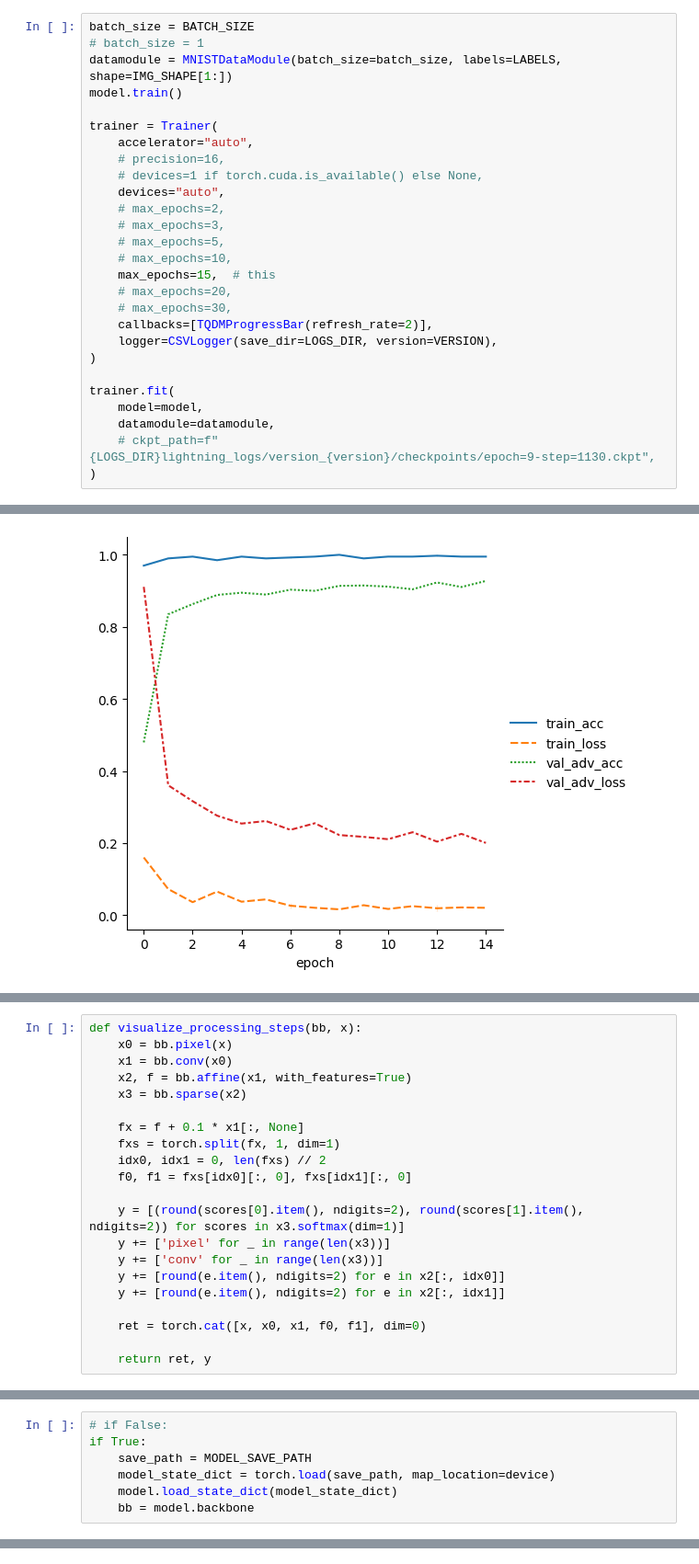
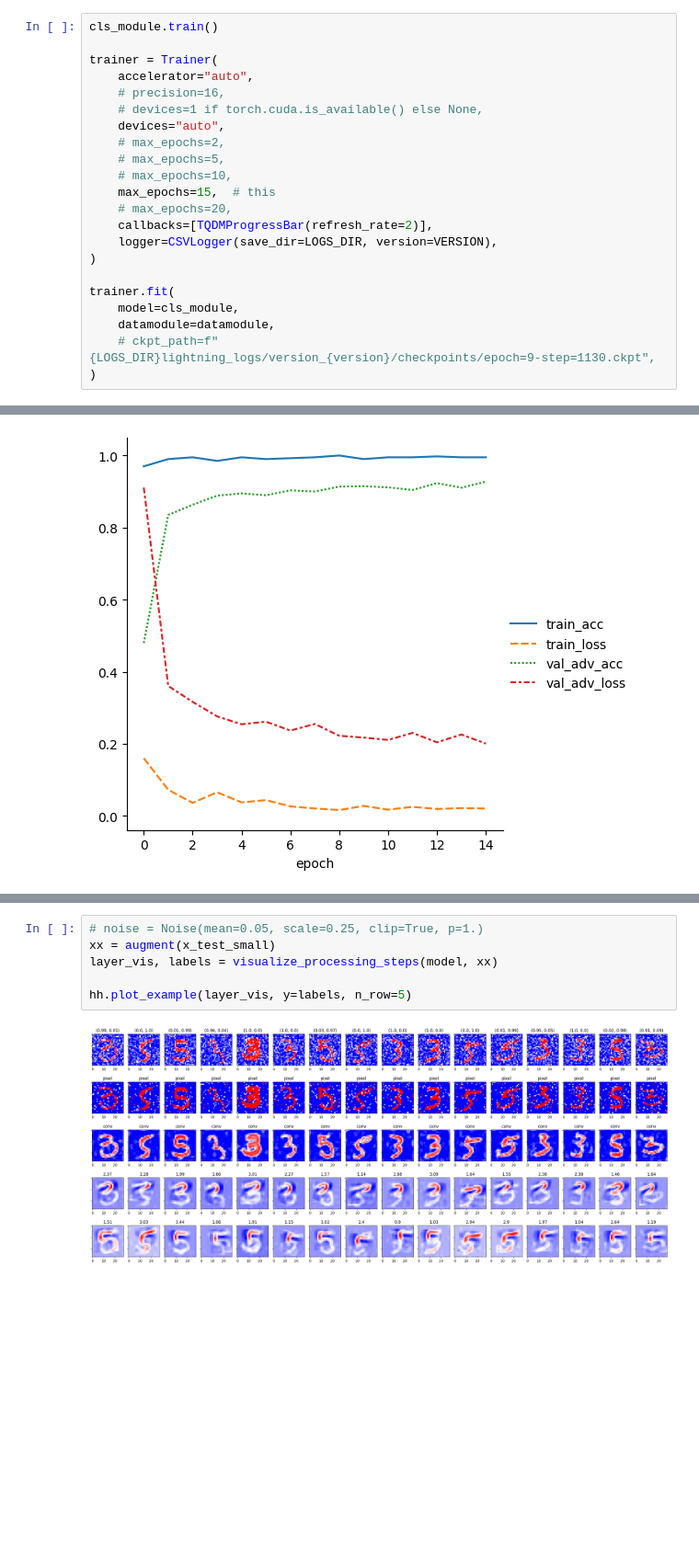
Before and after one commit to 314-Foundation/white-box-nn, a Jupyter notebook: jupyter/main.ipynb, the cells around one changed output, grey strips where cells are left out. Shown at 92% size. Cells and saved outputs as stored; diff of their text form; blank space fills up the shorter version.

```diff
--- a/jupyter/main.ipynb
+++ b/jupyter/main.ipynb
@@ -328,9 +106,6 @@ model(torch.zeros_like(x_test))  # sanity check + potential lazy initialization
 pass
 # %%
-batch_size = BATCH_SIZE
-# batch_size = 1
-datamodule = MNISTDataModule(batch_size=batch_size, labels=LABELS, shape=IMG_SHAPE[1:])
-model.train()
+cls_module.train()
 
 trainer = Trainer(
     accelerator="auto",
@@ -338,18 +113,16 @@ trainer = Trainer(
     # devices=1 if torch.cuda.is_available() else None,
     devices="auto",
     # max_epochs=2,
-    # max_epochs=3,
     # max_epochs=5,
     # max_epochs=10,
     max_epochs=15,  # this
     # max_epochs=20,
-    # max_epochs=30,
     callbacks=[TQDMProgressBar(refresh_rate=2)],
     logger=CSVLogger(save_dir=LOGS_DIR, version=VERSION),
 )
 
 trainer.fit(
-    model=model,
+    model=cls_module,
     datamodule=datamodule,
     # ckpt_path=f"{LOGS_DIR}lightning_logs/version_{version}/checkpoints/epoch=9-step=1130.ckpt",
 )
@@ -424,21 +173,0 @@ tensor(0.9257)
-# %%
-def visualize_processing_steps(bb, x):
-    x0 = bb.pixel(x)
-    x1 = bb.conv(x0)
-    x2, f = bb.affine(x1, with_features=True)
-    x3 = bb.sparse(x2)
-
-    fx = f + 0.1 * x1[:, None]
-    fxs = torch.split(fx, 1, dim=1)
-    idx0, idx1 = 0, len(fxs) // 2
-    f0, f1 = fxs[idx0][:, 0], fxs[idx1][:, 0]
-
-    y = [(round(scores[0].item(), ndigits=2), round(scores[1].item(), ndigits=2)) for scores in x3.softmax(dim=1)]
-    y += ['pixel' for _ in range(len(x3))]
-    y += ['conv' for _ in range(len(x3))]
-    y += [round(e.item(), ndigits=2) for e in x2[:, idx0]]
-    y += [round(e.item(), ndigits=2) for e in x2[:, idx1]]
-
-    ret = torch.cat([x, x0, x1, f0, f1], dim=0)
-
-    return ret, y
@@ -542,7 +173,0 @@ if True:
-# %%
-# if False:
-if True:
-    save_path = MODEL_SAVE_PATH
-    model_state_dict = torch.load(save_path, map_location=device)
-    model.load_state_dict(model_state_dict)
-    bb = model.backbone
@@ -714,0 +197,8 @@ Accuracy on adversarial test examples: 0.0%
+# %%
+# noise = Noise(mean=0.05, scale=0.25, clip=True, p=1.)
+xx = augment(x_test_small)
+layer_vis, labels = visualize_processing_steps(model, xx)
+
+hh.plot_example(layer_vis, y=labels, n_row=5)
+# %% [output]
+[figure, added]
```
Also changed, not shown: parts of 55 cells of this notebook, 6 other files.
